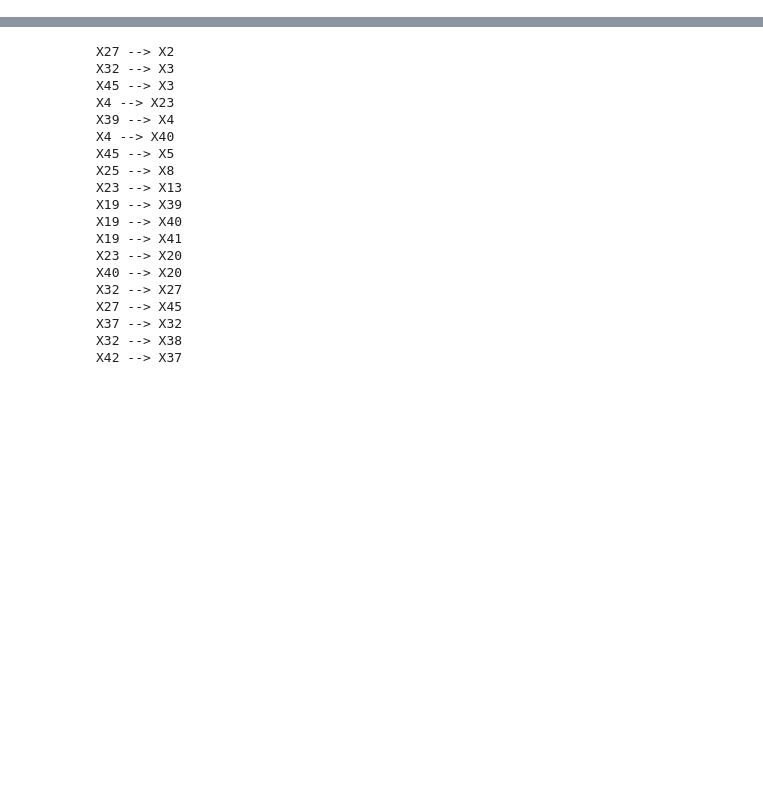
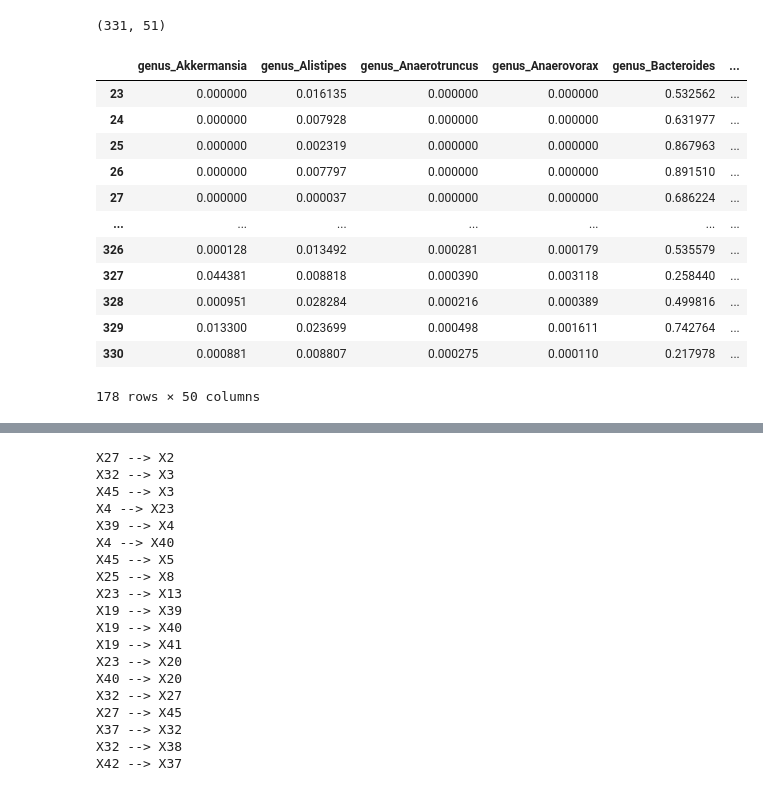
Before and after one commit to nzhang20/DSC180A, a Jupyter notebook: notebooks/testing.ipynb, the cells around one changed output, grey strips where cells are left out. Saved outputs shown, nothing was run; the diff lists cells and outputs as text; code cells hidden in the pictures; blank space fills up the shorter version.

```diff
--- a/notebooks/testing.ipynb
+++ b/notebooks/testing.ipynb
@@ -7,5 +13,9 @@ from causallearn.utils.GraphUtils import GraphUtils
 # %%
 data = pd.read_csv("../data/clean.csv")
+# %%
+data.shape
+# %% [output]
+(331, 51)
 # %%
 def numerical_encoding(data):
     '''
@@ -46,0 +58,16 @@ IR, IS = IR_IS_split(data, True)
+# %%
+IR
+# %% [output]
+|  | genus_Akkermansia | genus_Alistipes | genus_Anaerotruncus | genus_Anaerovorax | genus_Bacteroides | ... |
+| 23 | 0.000000 | 0.016135 | 0.000000 | 0.000000 | 0.532562 | ... |
+| 24 | 0.000000 | 0.007928 | 0.000000 | 0.000000 | 0.631977 | ... |
+| 25 | 0.000000 | 0.002319 | 0.000000 | 0.000000 | 0.867963 | ... |
+| 26 | 0.000000 | 0.007797 | 0.000000 | 0.000000 | 0.891510 | ... |
+| 27 | 0.000000 | 0.000037 | 0.000000 | 0.000000 | 0.686224 | ... |
+| ... | ... | ... | ... | ... | ... | ... |
+| 326 | 0.000128 | 0.013492 | 0.000281 | 0.000179 | 0.535579 | ... |
+| 327 | 0.044381 | 0.008818 | 0.000390 | 0.003118 | 0.258440 | ... |
+| 328 | 0.000951 | 0.028284 | 0.000216 | 0.000389 | 0.499816 | ... |
+| 329 | 0.013300 | 0.023699 | 0.000498 | 0.001611 | 0.742764 | ... |
+| 330 | 0.000881 | 0.008807 | 0.000275 | 0.000110 | 0.217978 | ... |
+178 rows × 50 columns
```
Also changed, not shown: parts of 6 cells of this notebook, 19 other files.
